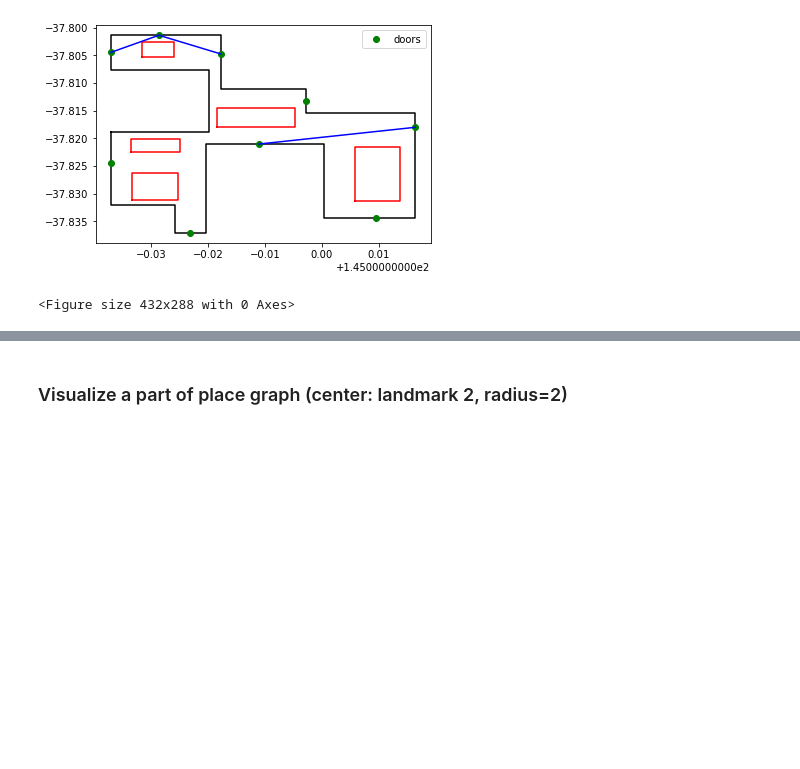
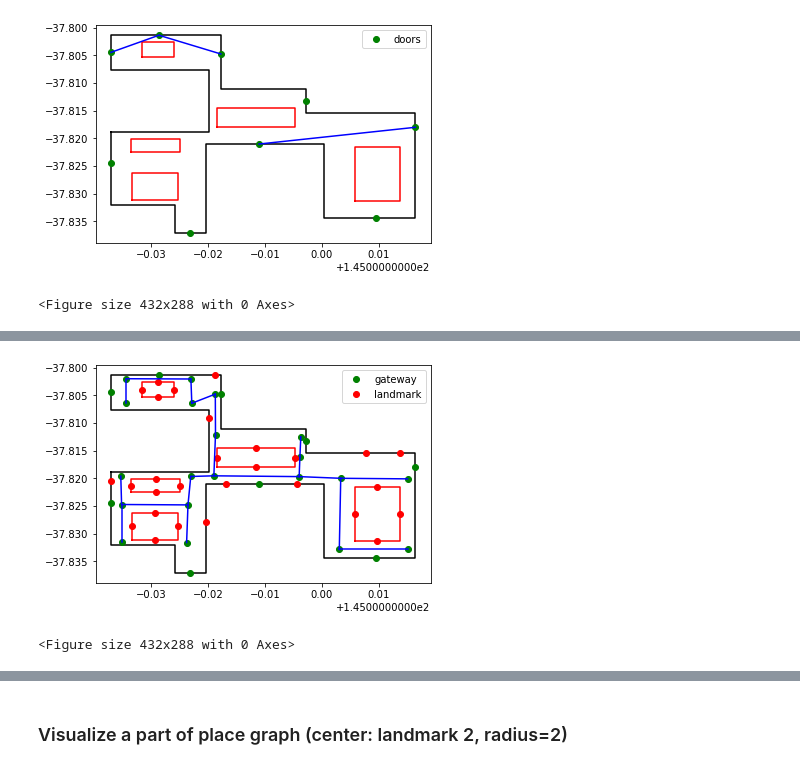
Before and after one commit to hamzeiehsan/indoor_view_graph, a Jupyter notebook: ViewGraph.ipynb, the cells around one changed output, grey strips where cells are left out. Cells and saved outputs as stored; diff of their text form; code cells hidden in the pictures; blank space fills up the shorter version.

Commit message:
Add jupyter notebook; fix navigation graph

```diff
--- a/ViewGraph.ipynb
+++ b/ViewGraph.ipynb
@@ -224,3 +238,15 @@ plotter.show()
+# %%
+# using points to visualize (not only view graph and shortest path)
+# nvgraph.nodes[0]
+lines = [[isovist_object.door_points[nvgraph.nodes[e[0]]['idx']], isovist_object.door_points[nvgraph.nodes[e[1]]['idx']]] for e in nvgraph.edges]
+plotter = Plotter()
+plotter.add_isovist(isovist_object)
+plotter.add_points_lines(lines)
+plotter.show()
+plotter.close()
+# %% [output]
+[figure, added]
+<Figure size 432x288 with 0 Axes>
 # %% [markdown]
 ## Derive place graph from view graph
 
```
Also changed, not shown: parts of 10 cells of this notebook, 1 other file.
